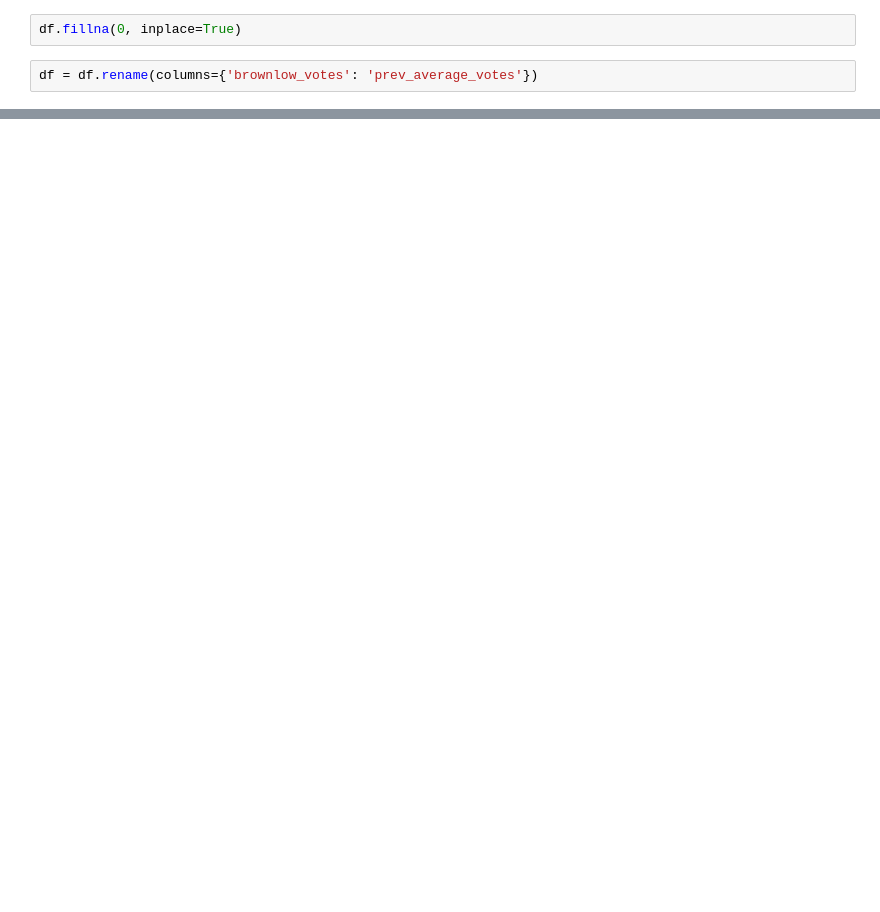
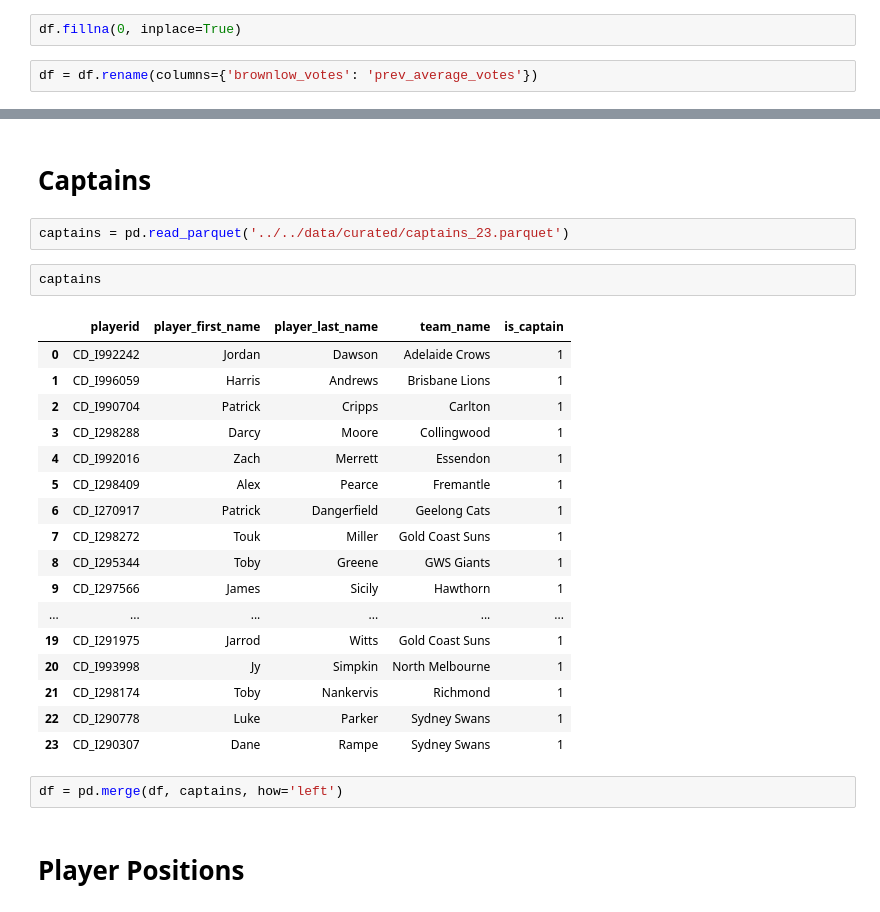
Before and after one commit to Neverknowwhattoput/My-Brownlow-Predictor, a Jupyter notebook: notebooks/1 - preprocessing/27 - preprocessing_afl_part2.ipynb, the cells around one changed output, grey strips where cells are left out. Cells and saved outputs as stored; diff of their text form; blank space fills up the shorter version.

```diff
--- a/notebooks/1 - preprocessing/27 - preprocessing_afl_part2.ipynb
+++ b/notebooks/1 - preprocessing/27 - preprocessing_afl_part2.ipynb
@@ -185,0 +228,28 @@ df = df.rename(columns={'brownlow_votes': 'prev_average_votes'})
+# %% [markdown]
+# Captains
+# %%
+captains = pd.read_parquet('../../data/curated/captains_23.parquet')
+# %%
+captains
+# %% [output]
+|  | playerid | player_first_name | player_last_name | team_name | is_captain |
+| 0 | CD_I992242 | Jordan | Dawson | Adelaide Crows | 1 |
+| 1 | CD_I996059 | Harris | Andrews | Brisbane Lions | 1 |
+| 2 | CD_I990704 | Patrick | Cripps | Carlton | 1 |
+| 3 | CD_I298288 | Darcy | Moore | Collingwood | 1 |
+| 4 | CD_I992016 | Zach | Merrett | Essendon | 1 |
+| 5 | CD_I298409 | Alex | Pearce | Fremantle | 1 |
+| 6 | CD_I270917 | Patrick | Dangerfield | Geelong Cats | 1 |
+| 7 | CD_I298272 | Touk | Miller | Gold Coast Suns | 1 |
+| 8 | CD_I295344 | Toby | Greene | GWS Giants | 1 |
+| 9 | CD_I297566 | James | Sicily | Hawthorn | 1 |
+| ... | ... | ... | ... | ... | ... |
+| 19 | CD_I291975 | Jarrod | Witts | Gold Coast Suns | 1 |
+| 20 | CD_I993998 | Jy | Simpkin | North Melbourne | 1 |
+| 21 | CD_I298174 | Toby | Nankervis | Richmond | 1 |
+| 22 | CD_I290778 | Luke | Parker | Sydney Swans | 1 |
+| 23 | CD_I290307 | Dane | Rampe | Sydney Swans | 1 |
+# %%
+df = pd.merge(df, captains, how='left')
+# %% [markdown]
+# Player Positions
```
Also changed, not shown: parts of 26 cells of this notebook.
